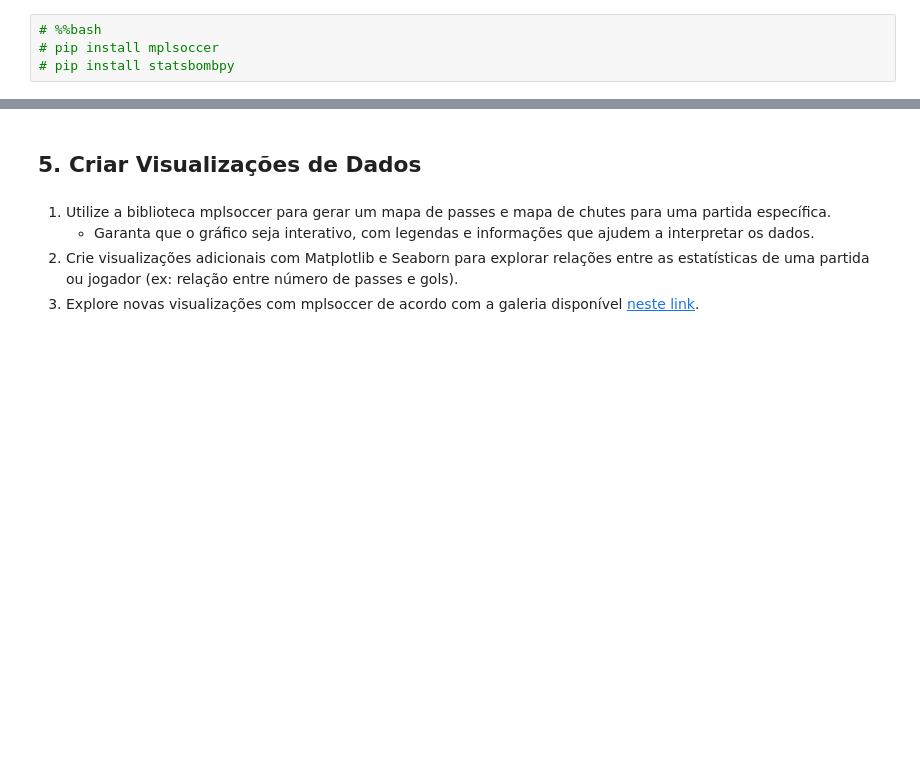
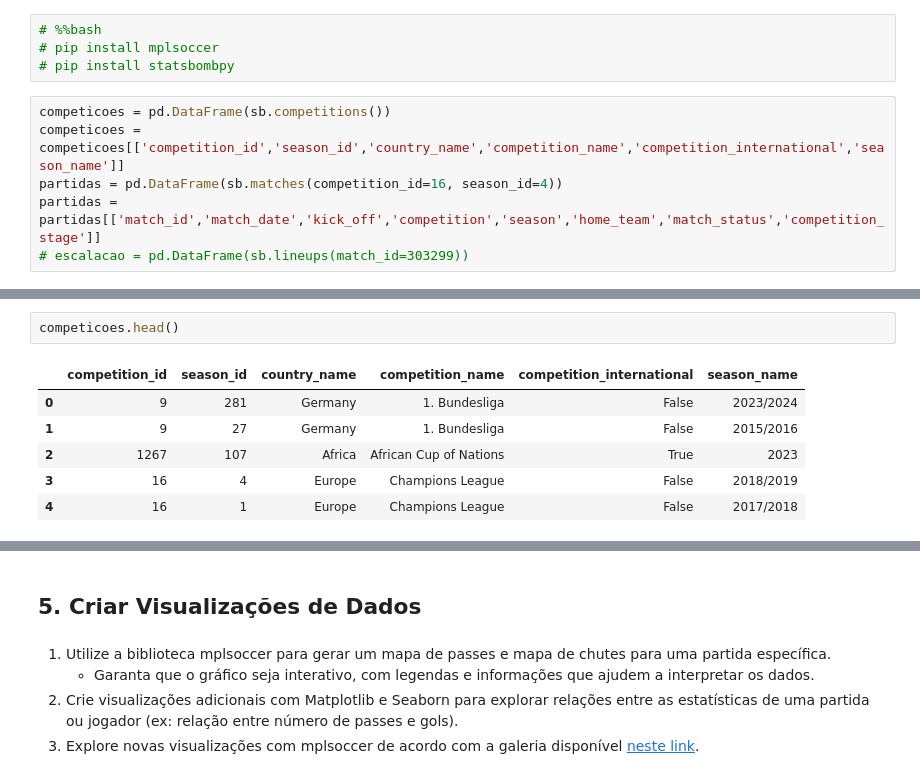
Before and after one commit to maik-junior/ATDR1, a Jupyter notebook: src/main.ipynb, the cells around one changed output, grey strips where cells are left out. Cells and saved outputs as stored; diff of their text form; blank space fills up the shorter version.

```diff
--- a/src/main.ipynb
+++ b/src/main.ipynb
@@ -116,3 +88,9 @@ if __name__ == "__main__":
 # %%bash
 # pip install mplsoccer
 # pip install statsbombpy
+# %%
+competicoes = pd.DataFrame(sb.competitions())
+competicoes = competicoes[['competition_id','season_id','country_name','competition_name','competition_international','season_name']]
+partidas = pd.DataFrame(sb.matches(competition_id=16, season_id=4))
+partidas = partidas[['match_id','match_date','kick_off','competition','season','home_team','match_status','competition_stage']]
+# escalacao = pd.DataFrame(sb.lineups(match_id=303299))
@@ -118,0 +242,9 @@ if __name__ == "__main__":
+# %%
+competicoes.head()
+# %% [output]
+|  | competition_id | season_id | country_name | competition_name | competition_international | season_name |
+| 0 | 9 | 281 | Germany | 1. Bundesliga | False | 2023/2024 |
+| 1 | 9 | 27 | Germany | 1. Bundesliga | False | 2015/2016 |
+| 2 | 1267 | 107 | Africa | African Cup of Nations | True | 2023 |
+| 3 | 16 | 4 | Europe | Champions League | False | 2018/2019 |
+| 4 | 16 | 1 | Europe | Champions League | False | 2017/2018 |
```
Also changed, not shown: parts of 24 cells of this notebook, 2 other files.
